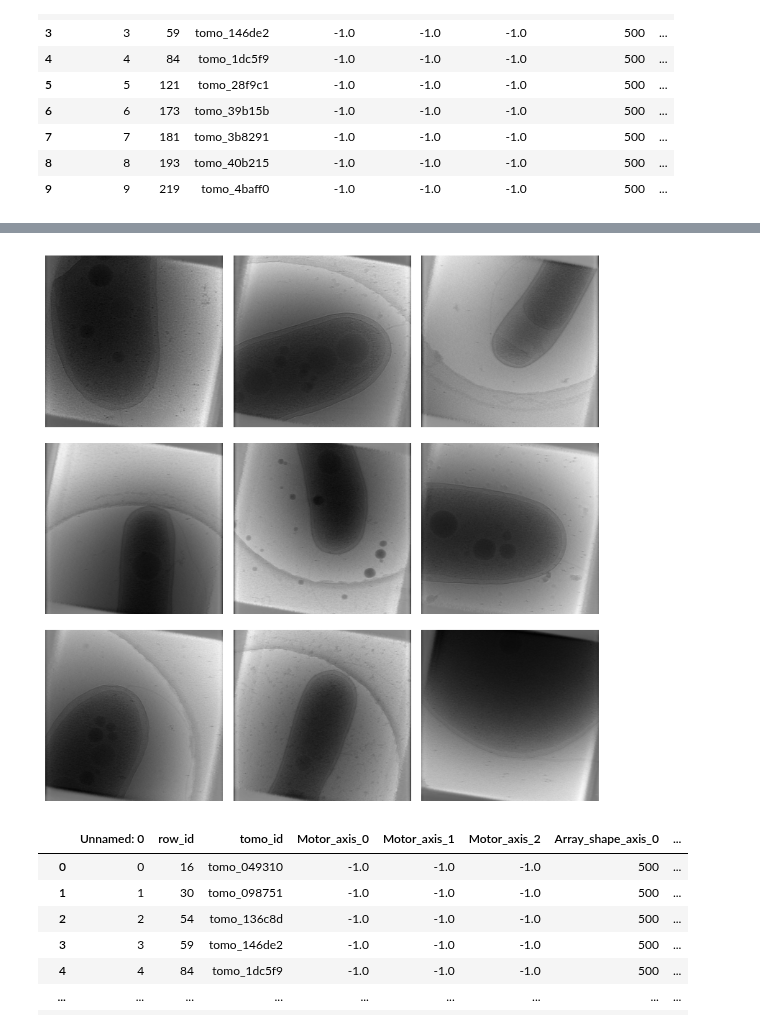
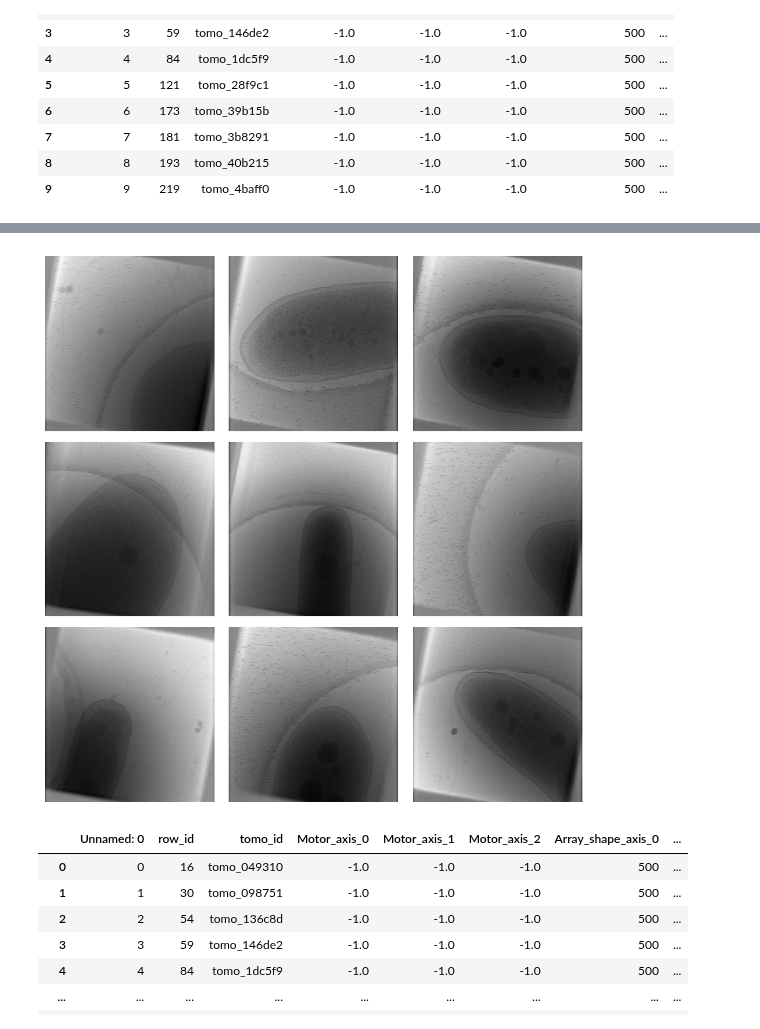
Before and after one commit to mc-will/BYU_Locating-Bacterial_Flagellar_Motors_2025, a Jupyter notebook: notebooks/BenedettaVeronesi_lreg_mean.ipynb, the cells around one changed output, grey strips where cells are left out. Saved outputs shown, nothing was run; the diff lists cells and outputs as text; code cells hidden in the pictures.

Commit message:
packaged functions to preprocess and read data in batches, updated function to plot history reg, updated notebook

```diff
--- a/notebooks/BenedettaVeronesi_lreg_mean.ipynb
+++ b/notebooks/BenedettaVeronesi_lreg_mean.ipynb
@@ -188,0 +48,3 @@ To enable them in other operations, rebuild TensorFlow with the appropriate comp
+# %%
+filtered_image_paths,labels = selection_images_labels(df,  'mean_image', num_slices=[300], num_motors=[1],
+                       y_shape_range=(960, 960), x_shape_range=(928, 928))
@@ -189,22 +57,35 @@ To enable them in other operations, rebuild TensorFlow with the appropriate comp
+# %%
+
+#dataset_new = batches_images_ram(read_img_jpg,filtered_image_paths,labels)
+train_ds, val_ds, test_ds = batches_images_ram(
+    read_img_jpg,
+    filtered_image_paths,
+    labels,
+    shuffle=True,
+    batch_size=32,
+    split=True,
+    val_fraction=0.2,
+    test_fraction=0.2,
+    seed=42)
 # %%
 import matplotlib.pyplot as plt
 
 # Take one batch (e.g., 32 images)
-for batch in dataset.take(1):
+for batch in train_ds.take(1):
     images, _ = batch  # just images
     break
 
 # Plot first 9 images in a 3x3 grid
 plt.figure(figsize=(8, 8))
 for i in range(9):
     plt.subplot(3, 3, i + 1)
     img = tf.squeeze(images[i])
     plt.imshow(img.numpy(),cmap='gray')
     plt.axis("off")
 plt.tight_layout()
 plt.show()
 # %% [output]
-[figure, old version]
+[figure, new version]
 # %%
 df
 # %% [output]
```
Also changed, not shown: parts of 20 cells of this notebook, 2 other files.
